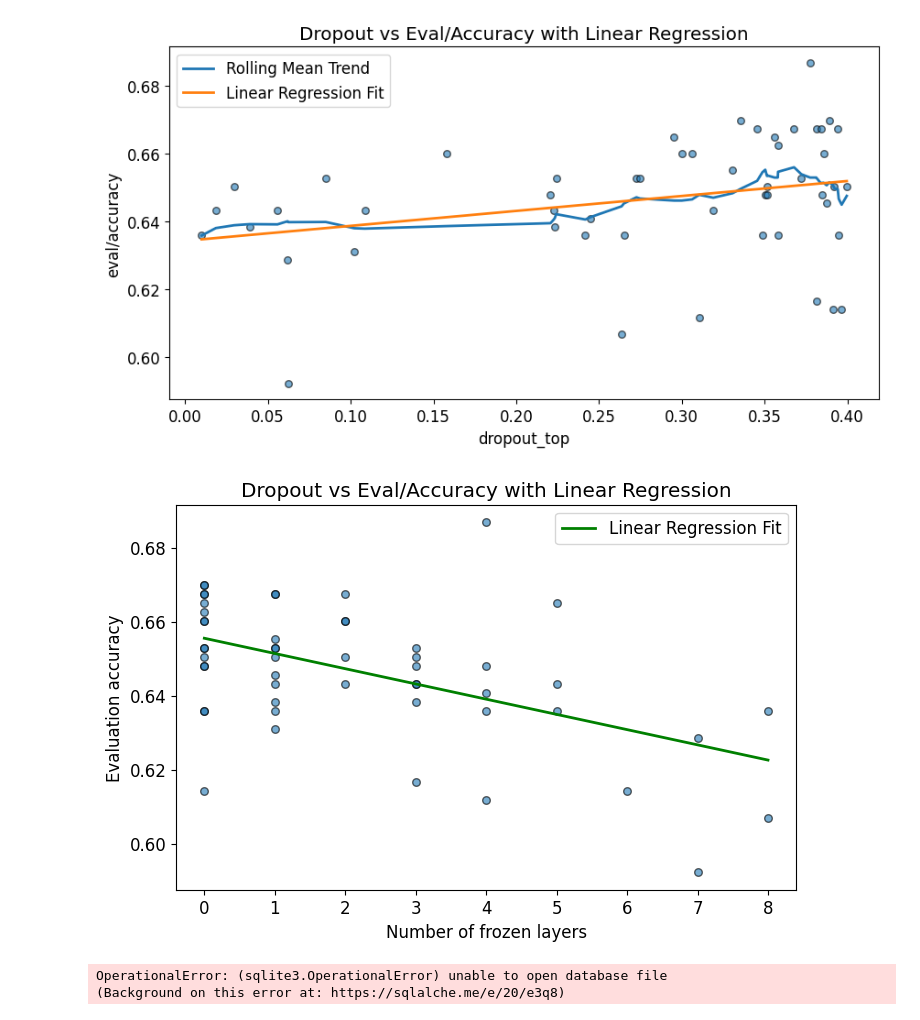
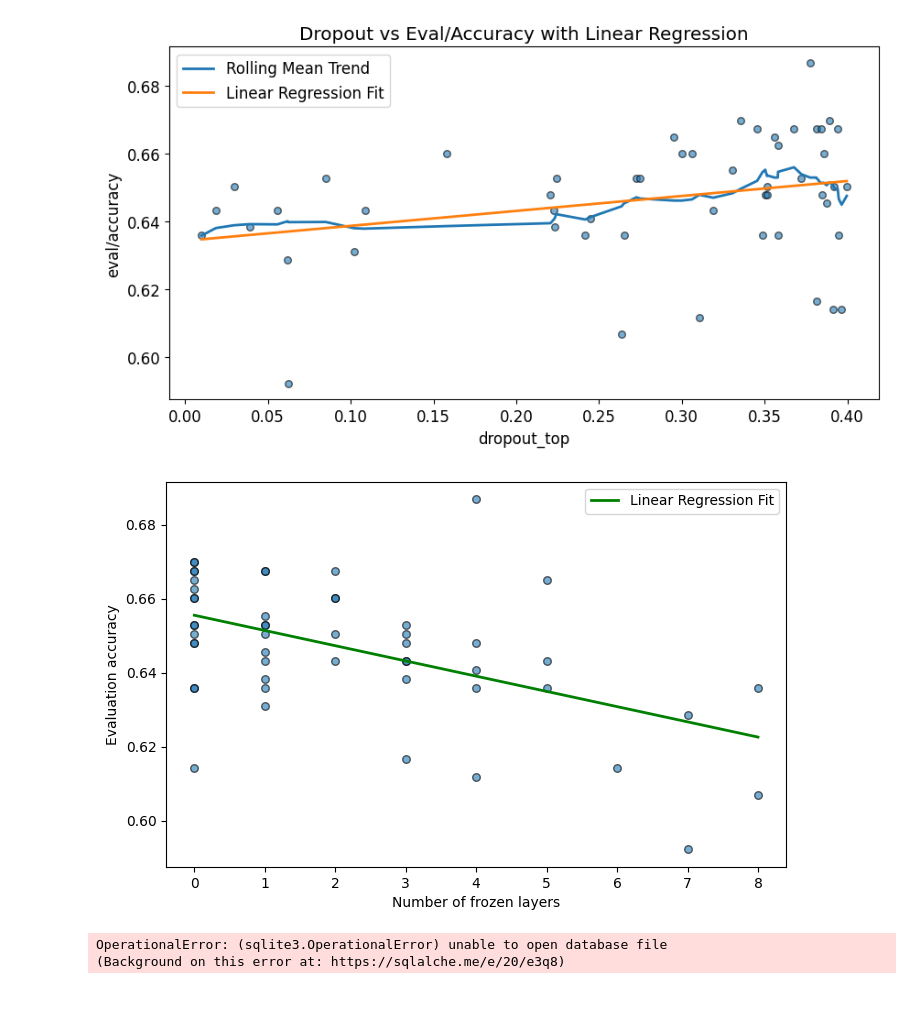
Before and after one commit to PulyaPolya/genres, a Jupyter notebook: ast_model/visualisations_hpo.ipynb, the cells around one changed output. Drawn from its saved outputs; the diff is of its cells as text; code cells hidden in the pictures.

```diff
--- a/ast_model/visualisations_hpo.ipynb
+++ b/ast_model/visualisations_hpo.ipynb
@@ -374,35 +374,35 @@ x = df["freeze_layers"].values
 y = df["eval/accuracy"].values
 
 # Fit linear regression
 X = x.reshape(-1, 1)
 model = LinearRegression().fit(X, y)
 coef = model.coef_[0]
 intercept = model.intercept_
 r2 = model.score(X, y)
 
 # Prepare data for plotting
 order = np.argsort(x)
 x_sorted = x[order]
 y_pred_sorted = model.predict(x_sorted.reshape(-1, 1))
 
 # Compute rolling mean for trend line
 window = max(8, len(x) // 20)
 y_smooth = pd.Series(y[order]).rolling(window= 20, min_periods=4, center=True).mean()
 
 # Plot
 fig, ax = plt.subplots(figsize=(8, 5))
 ax.scatter(x, y, alpha=0.6, edgecolors='k', s=30)
 #ax.plot(x_sorted, y_smooth, lw=2, label='Rolling Mean Trend')
 ax.plot(x_sorted, y_pred_sorted, lw=2, label='Linear Regression Fit', color = "g")
 
 ax.set_xlabel("Number of frozen layers")
 ax.set_ylabel("Evaluation accuracy")
-ax.set_title("Dropout vs Eval/Accuracy with Linear Regression")
+#ax.set_title("Dropout vs Eval/Accuracy with Linear Regression")
 ax.legend()
 plt.savefig("nas_frozen_layesrs.pdf", format="pdf", bbox_inches="tight")
 plt.show()
 # %% [output]
-[figure, old version]
+[figure, new version]
 # %%
 import os
 import optuna
```
Also changed, not shown: 2 other files.
